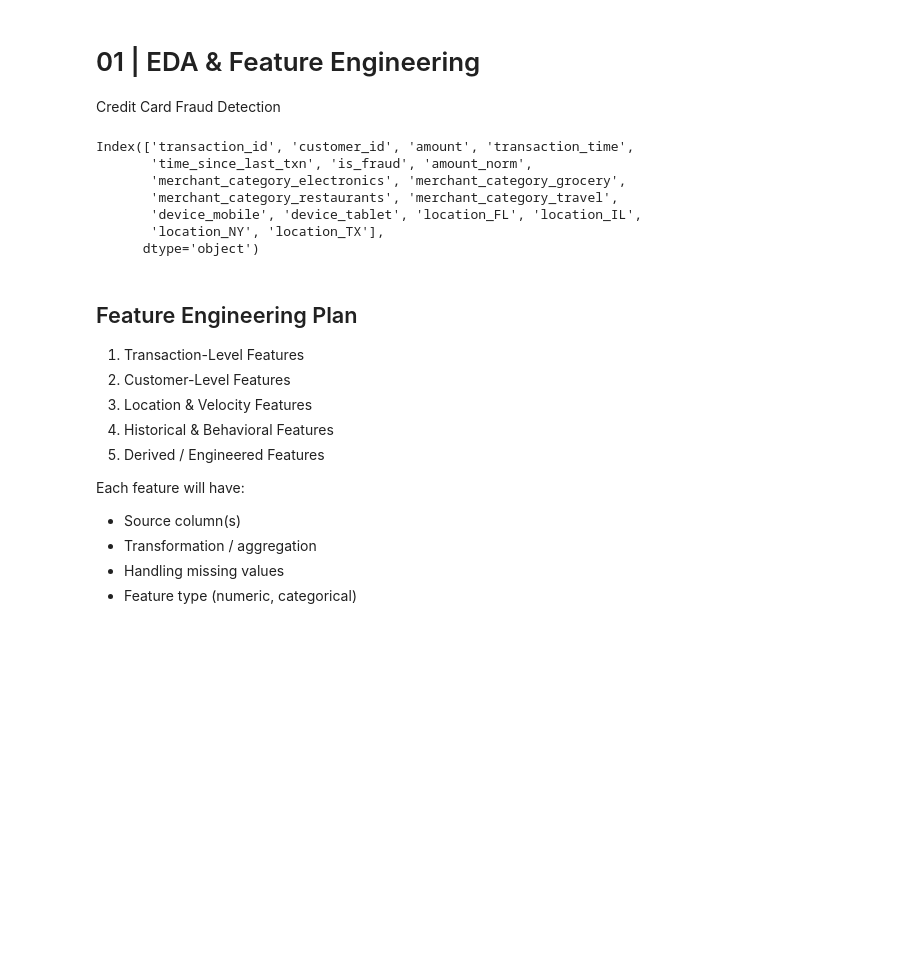
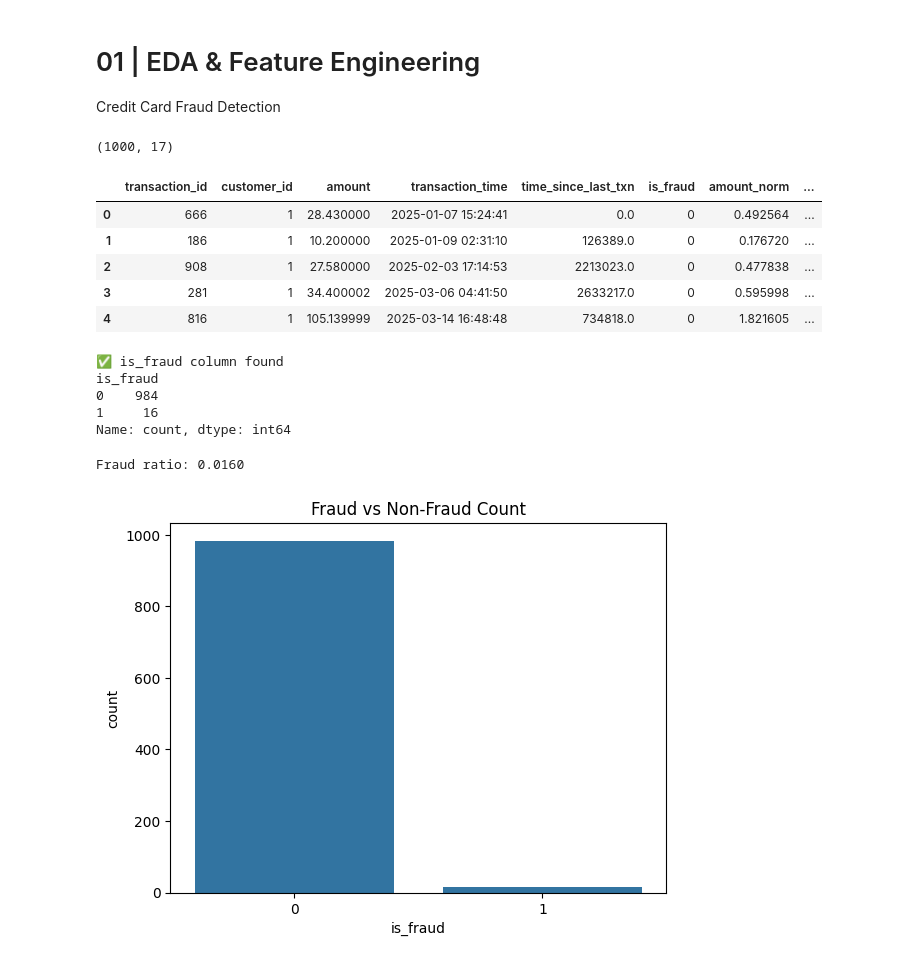
Before and after one commit to AndySchubert/credit-fraud-ml-system, a Jupyter notebook: notebooks/01_eda_feature_engineering.ipynb, the cells around one changed output. Drawn from its saved outputs; the diff is of its cells as text; code cells hidden in the pictures; blank space fills up the shorter version.

```diff
--- a/notebooks/01_eda_feature_engineering.ipynb
+++ b/notebooks/01_eda_feature_engineering.ipynb
@@ -5,35 +5,38 @@ Credit Card Fraud Detection
 import pandas as pd
 import matplotlib.pyplot as plt
 import seaborn as sns
-import warnings
 
-warnings.filterwarnings('ignore')
+df = pd.read_parquet("data/engineered_transactions.parquet", engine="fastparquet")
 
-# Load engineered dataset
-df = pd.read_parquet("data/engineered_transactions.parquet", engine='fastparquet')
-print(df.columns)
-print(f"Loaded dataset with {df.shape[0]} rows and {df.shape[1]} columns")
+print(df.shape)
+df.head()
 # %% [output]
-Index(['transaction_id', 'customer_id', 'amount', 'transaction_time',
-       'time_since_last_txn', 'is_fraud', 'amount_norm',
-       'merchant_category_electronics', 'merchant_category_grocery',
-       'merchant_category_restaurants', 'merchant_category_travel',
-       'device_mobile', 'device_tablet', 'location_FL', 'location_IL',
-       'location_NY', 'location_TX'],
-      dtype='object')
+(1000, 17)
+|  | transaction_id | customer_id | amount | transaction_time | time_since_last_txn | is_fraud | amount_norm | ... |
+| 0 | 666 | 1 | 28.430000 | 2025-01-07 15:24:41 | 0.0 | 0 | 0.492564 | ... |
+| 1 | 186 | 1 | 10.200000 | 2025-01-09 02:31:10 | 126389.0 | 0 | 0.176720 | ... |
+| 2 | 908 | 1 | 27.580000 | 2025-02-03 17:14:53 | 2213023.0 | 0 | 0.477838 | ... |
+| 3 | 281 | 1 | 34.400002 | 2025-03-06 04:41:50 | 2633217.0 | 0 | 0.595998 | ... |
+| 4 | 816 | 1 | 105.139999 | 2025-03-14 16:48:48 | 734818.0 | 0 | 1.821605 | ... |
-# %% [markdown]
-## Feature Engineering Plan
-
-1. Transaction-Level Features
-2. Customer-Level Features
-3. Location & Velocity Features
-4. Historical & Behavioral Features
-5. Derived / Engineered Features
-
-Each feature will have:
-- Source column(s)
-- Transformation / aggregation
-- Handling missing values
-- Feature type (numeric, categorical)
+# %%
+assert "is_fraud" in df.columns, "❌ is_fraud column missing!"
+print("✅ is_fraud column found")
+print(df["is_fraud"].value_counts())
+# %% [output]
+✅ is_fraud column found
+is_fraud
+0    984
+1     16
+Name: count, dtype: int64
+# %%
+fraud_ratio = df["is_fraud"].mean()
+print(f"Fraud ratio: {fraud_ratio:.4f}")
+
+sns.countplot(x="is_fraud", data=df)
+plt.title("Fraud vs Non-Fraud Count")
+plt.show()
+# %% [output]
+Fraud ratio: 0.0160
+[figure, added]
 # %%
 plt.figure(figsize=(8,5))
```
Also changed, not shown: parts of 12 cells of this notebook, 5 other files.
